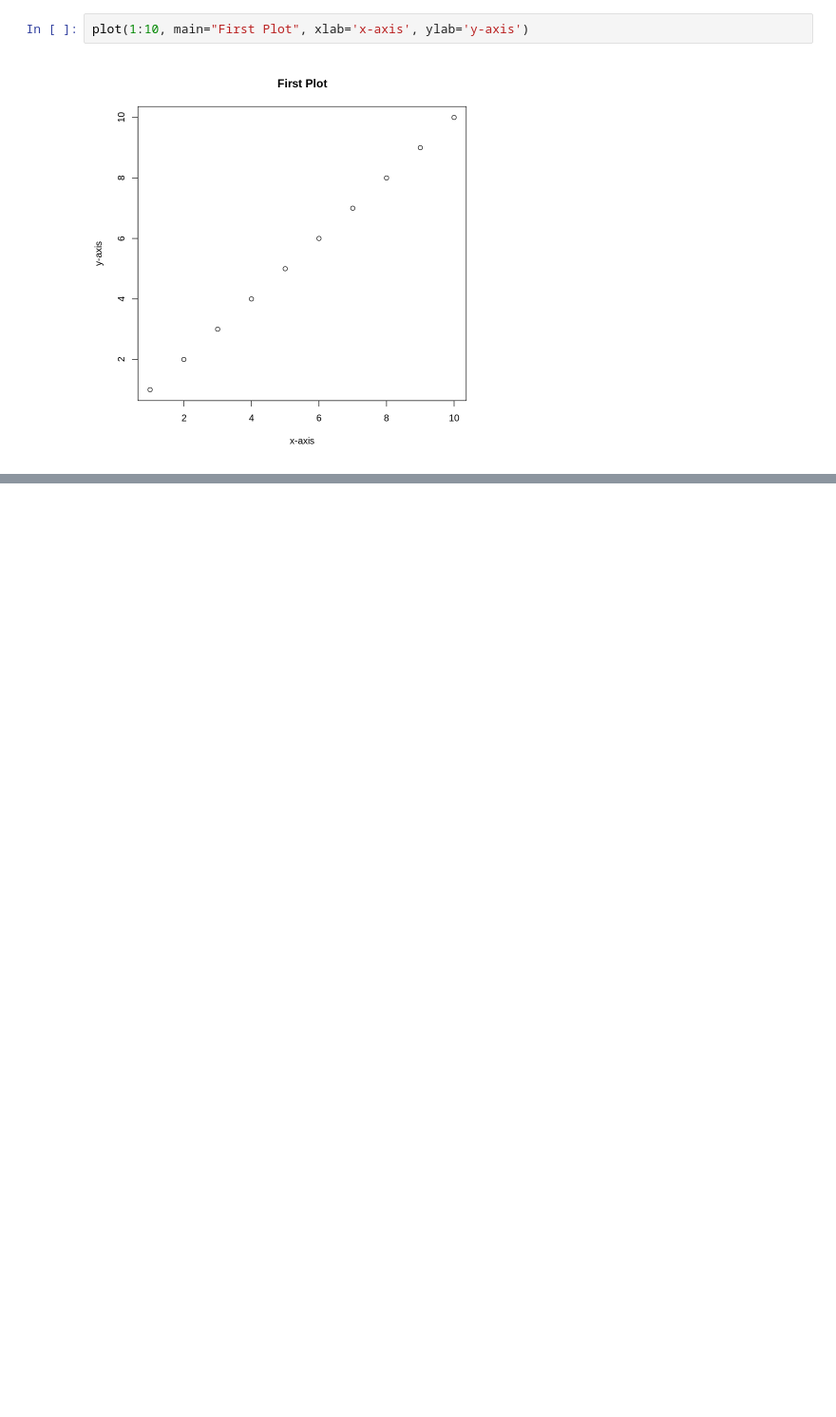
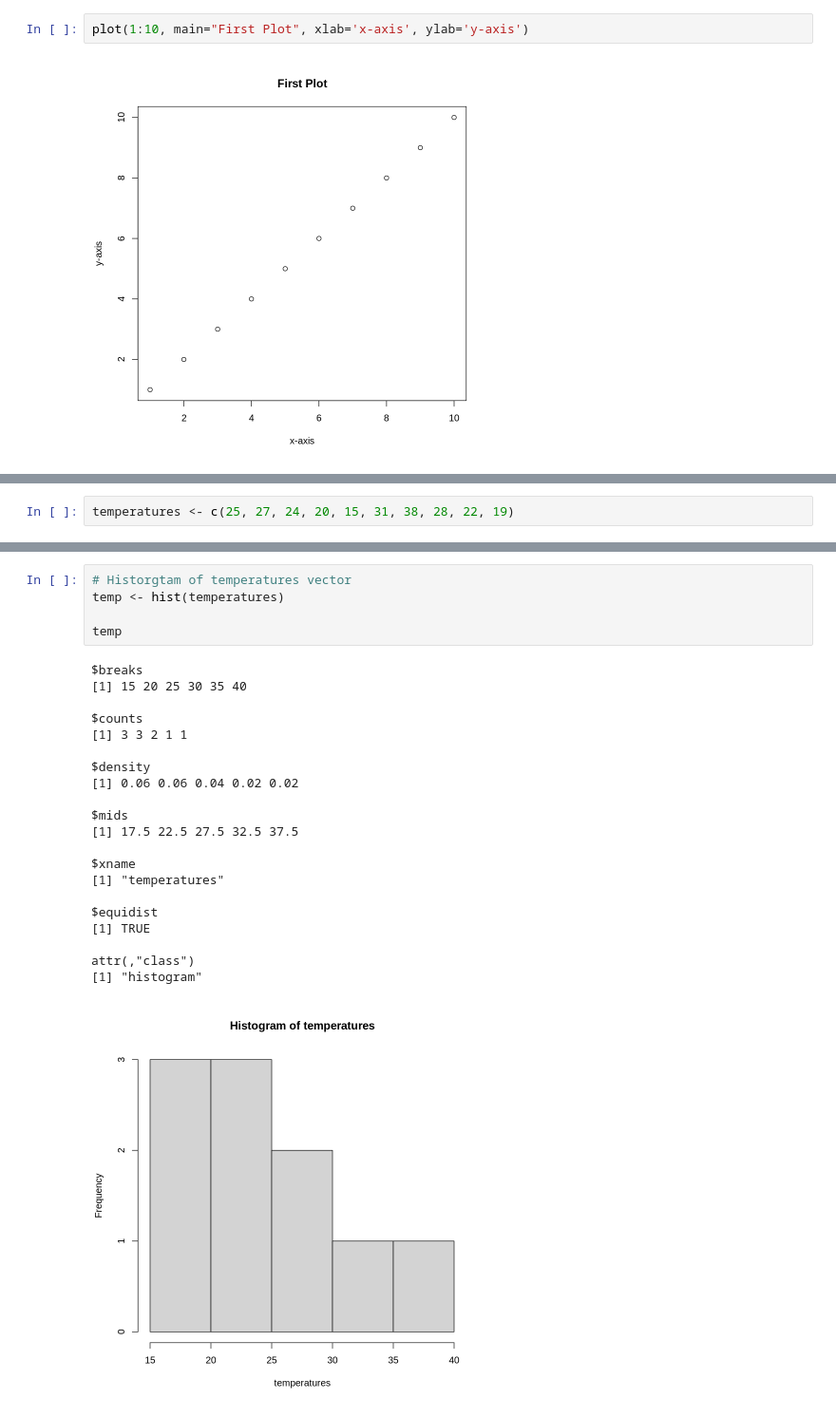
Before and after one commit to JBadawood/R_Language, a Jupyter notebook: The_R_Language.ipynb, the cells around one changed output, grey strips where cells are left out. Shown at 95% size. Drawn from its saved outputs; the diff is of its cells as text; blank space fills up the shorter version.

```diff
--- a/The_R_Language.ipynb
+++ b/The_R_Language.ipynb
@@ -161,0 +181,2 @@ plot(1:10, main="First Plot", xlab='x-axis', ylab='y-axis')
+# %%
+temperatures <- c(25, 27, 24, 20, 15, 31, 38, 28, 22, 19)
@@ -161,0 +187,27 @@ plot(1:10, main="First Plot", xlab='x-axis', ylab='y-axis')
+# %%
+# Historgtam of temperatures vector
+temp <- hist(temperatures)
+
+temp
+# %% [output]
+$breaks
+[1] 15 20 25 30 35 40
+
+$counts
+[1] 3 3 2 1 1
+
+$density
+[1] 0.06 0.06 0.04 0.02 0.02
+
+$mids
+[1] 17.5 22.5 27.5 32.5 37.5
+
+$xname
+[1] "temperatures"
+
+$equidist
+[1] TRUE
+
+attr(,"class")
+[1] "histogram"
+[figure, added]
```
Also changed, not shown: parts of 21 cells of this notebook.
